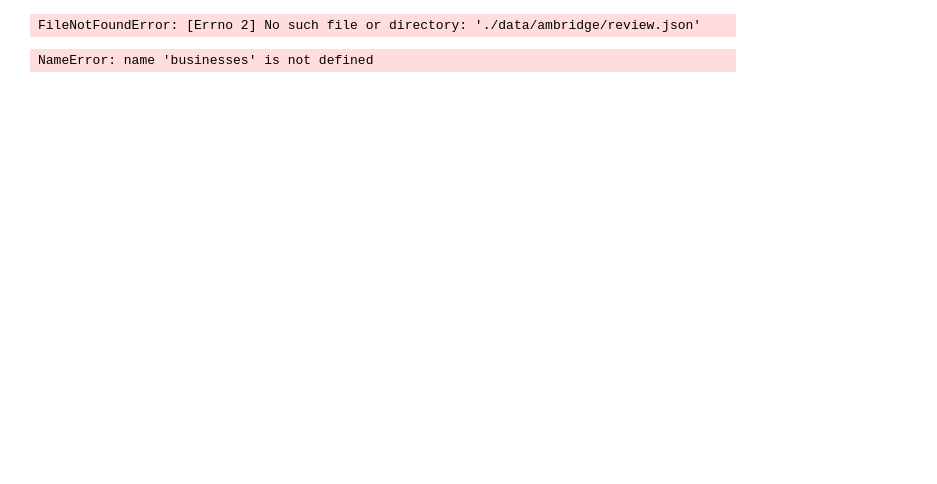
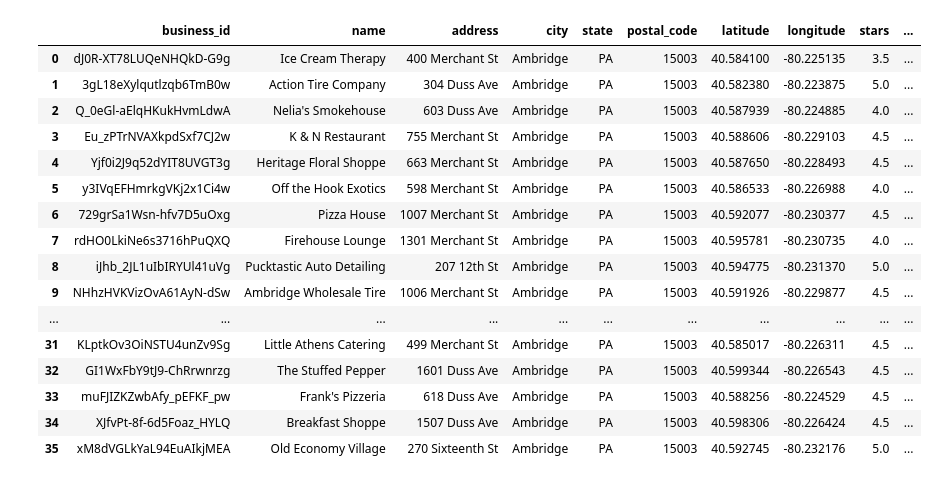
Before and after one commit to UhhBart/ci-yelp, a Jupyter notebook: projectmetdekleinep.ipynb, the cells around one changed output. Saved outputs shown, nothing was run; the diff lists cells and outputs as text; code cells hidden in the pictures; blank space fills up the shorter version.

Commit message:
data

```diff
--- a/projectmetdekleinep.ipynb
+++ b/projectmetdekleinep.ipynb
@@ -13,24 +13,40 @@ def load_jsons(data_path, file):
     return pd.DataFrame(lines)
 # %%
 # Load data for town called Ambridge
-data_path = './data/ambridge/'
+data_path = '../data/ambridge/'
 
 # Seperate the files
 review_file = 'review.json'
 business_file = 'business.json'
 user_file = 'user.json'
 tip_file = 'tip.json'
 checkin_file = 'checkin.json'
 
 reviews = load_jsons(data_path, review_file)
 businesses = load_jsons(data_path, business_file)
 users = load_jsons(data_path, user_file)
 tips = load_jsons(data_path, tip_file)
 checkins = load_jsons(data_path, checkin_file)
 
 display(businesses)
 # %% [output]
-FileNotFoundError: [Errno 2] No such file or directory: './data/ambridge/review.json'
+|  | business_id | name | address | city | state | postal_code | latitude | longitude | stars | ... |
+| 0 | dJ0R-XT78LUQeNHQkD-G9g | Ice Cream Therapy | 400 Merchant St | Ambridge | PA | 15003 | 40.584100 | -80.225135 | 3.5 | ... |
+| 1 | 3gL18eXylqutlzqb6TmB0w | Action Tire Company | 304 Duss Ave | Ambridge | PA | 15003 | 40.582380 | -80.223875 | 5.0 | ... |
+| 2 | Q_0eGl-aElqHKukHvmLdwA | Nelia's Smokehouse | 603 Duss Ave | Ambridge | PA | 15003 | 40.587939 | -80.224885 | 4.0 | ... |
+| 3 | Eu_zPTrNVAXkpdSxf7CJ2w | K & N Restaurant | 755 Merchant St | Ambridge | PA | 15003 | 40.588606 | -80.229103 | 4.5 | ... |
+| 4 | Yjf0i2J9q52dYIT8UVGT3g | Heritage Floral Shoppe | 663 Merchant St | Ambridge | PA | 15003 | 40.587650 | -80.228493 | 4.5 | ... |
+| 5 | y3IVqEFHmrkgVKj2x1Ci4w | Off the Hook Exotics | 598 Merchant St | Ambridge | PA | 15003 | 40.586533 | -80.226988 | 4.0 | ... |
+| 6 | 729grSa1Wsn-hfv7D5uOxg | Pizza House | 1007 Merchant St | Ambridge | PA | 15003 | 40.592077 | -80.230377 | 4.5 | ... |
+| 7 | rdHO0LkiNe6s3716hPuQXQ | Firehouse Lounge | 1301 Merchant St | Ambridge | PA | 15003 | 40.595781 | -80.230735 | 4.0 | ... |
+| 8 | iJhb_2JL1uIbIRYUl41uVg | Pucktastic Auto Detailing | 207 12th St | Ambridge | PA | 15003 | 40.594775 | -80.231370 | 5.0 | ... |
+| 9 | NHhzHVKVizOvA61AyN-dSw | Ambridge Wholesale Tire | 1006 Merchant St | Ambridge | PA | 15003 | 40.591926 | -80.229877 | 4.5 | ... |
+| ... | ... | ... | ... | ... | ... | ... | ... | ... | ... | ... |
+| 31 | KLptkOv3OiNSTU4unZv9Sg | Little Athens Catering | 499 Merchant St | Ambridge | PA | 15003 | 40.585017 | -80.226311 | 4.5 | ... |
+| 32 | GI1WxFbY9tJ9-ChRrwnrzg | The Stuffed Pepper | 1601 Duss Ave | Ambridge | PA | 15003 | 40.599344 | -80.226543 | 4.5 | ... |
+| 33 | muFJIZKZwbAfy_pEFKF_pw | Frank's Pizzeria | 618 Duss Ave | Ambridge | PA | 15003 | 40.588256 | -80.224529 | 4.5 | ... |
+| 34 | XJfvPt-8f-6d5Foaz_HYLQ | Breakfast Shoppe | 1507 Duss Ave | Ambridge | PA | 15003 | 40.598306 | -80.226424 | 4.5 | ... |
+| 35 | xM8dVGLkYaL94EuAIkjMEA | Old Economy Village | 270 Sixteenth St | Ambridge | PA | 15003 | 40.592745 | -80.232176 | 5.0 | ... |
 # %%
 """
 All these functions were taken and modified from module 3
@@ -66,8 +82,6 @@ def create_similarity_matrix_jaccard(matrix):
 categories = extract_categories(businesses)
 df_utility_categories = pivot_categories(categories)
 similarity_matrix_categories = create_similarity_matrix_jaccard(df_utility_categories)
-# %% [output]
-NameError: name 'businesses' is not defined
 # %%
 display(similarity_matrix_categories.head())
 # %% [output]
```
Also changed, not shown: parts of 3 cells of this notebook.
